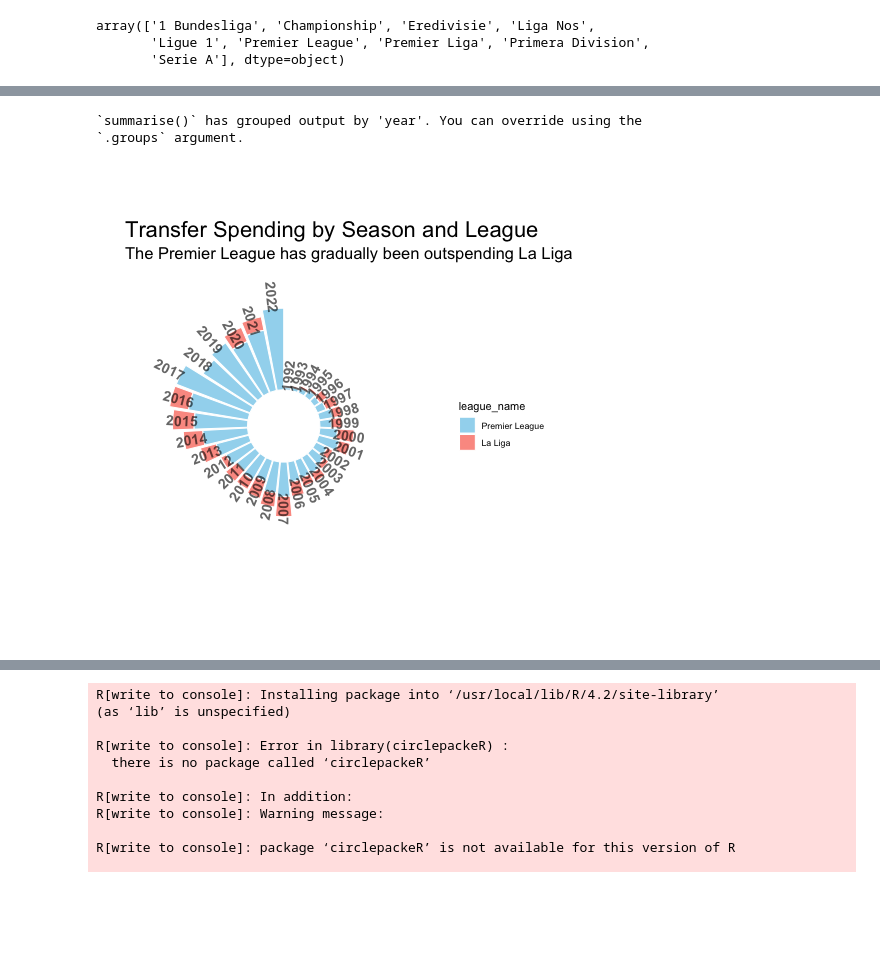
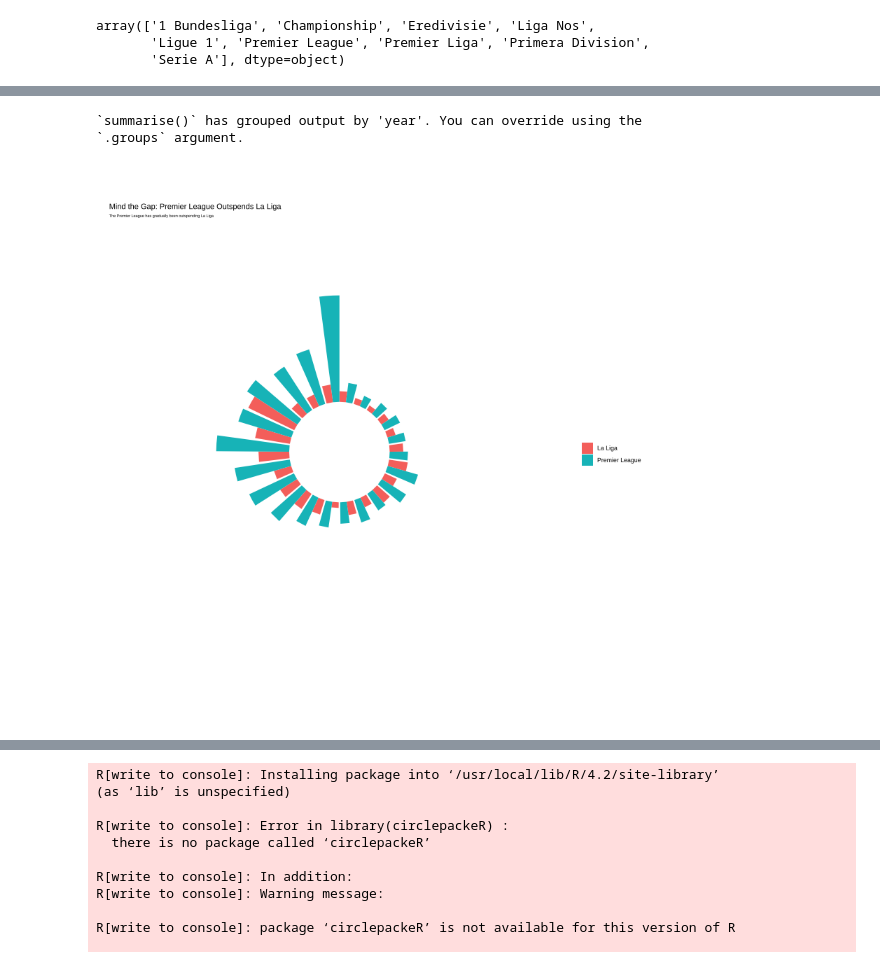
Before and after one commit to AhanPenkar/transfer-analysis, a Jupyter notebook: plot.ipynb, the cells around one changed output, grey strips where cells are left out. Drawn from its saved outputs; the diff is of its cells as text; code cells hidden in the pictures; blank space fills up the shorter version.

```diff
--- a/plot.ipynb
+++ b/plot.ipynb
@@ -149,5 +192,6 @@ ggplot(df_sum, aes(x = year, y = total_spent, fill = league_name)) +
 # %%
-%%R
+%%R -w 800 -h 800
+
 
 
 df_analyse <- df %>%
@@ -160,11 +204,10 @@ df_sum <- df_analyse %>%
   summarise(total_spent = sum(fee_cleaned)) %>%
   ungroup()
 
-# create a new data frame for label positions
+# create a new data frame for the labels
 label_data <- df_sum %>%
   group_by(year) %>%
-  summarise(fee_cleaned = max(total_spent)) %>%
-  ungroup()
+  summarise(fee_cleaned = max(total_spent))
 
 # calculate the ANGLE of the labels
 number_of_bar <- nrow(label_data)
@@ -172,42 +215,37 @@ angle <-  90 - 360 * (as.numeric(factor(label_data$year))-0.5) /number_of_bar
 
 # calculate the alignment of labels: right or left
 # If I am on the left part of the plot, my labels have currently an angle < -90
 label_data$hjust<-ifelse(angle < -90, 1, 0)
 
 # flip angle BY to make them readable
 label_data$angle<-ifelse(angle < -90, angle+180, angle)
 
 ggplot(df_sum, aes(x=year, y=total_spent, fill=league_name)) +
   # This add the bars with a blue color
-  geom_bar(stat="identity", color="white", alpha=0.8) +
+  geom_bar(stat="identity", position = "dodge") +
 
   # Limits of the plot = very important. The negative value controls the size of the inner circle, the positive one is useful to add size over each bar
-  ylim(-1000,2500) +
+  ylim(-1500,4000) +
 
   # Custom the theme: no axis title and no cartesian grid
   theme_minimal() +
   theme(
     axis.text = element_blank(),
     axis.title = element_blank(),
     panel.grid = element_blank(),
-    plot.margin = unit(rep(-1,4), "cm")      # Adjust the margin to make in sort labels are not truncated!
+    plot.margin = unit(c(0.5, 0.5, 0.5, 0.5), "cm")
   ) +
 
   # This makes the coordinate polar instead of cartesian.
   coord_polar(start = 0) +
 
   # Add the labels, using the label_data dataframe that we have created before
-  geom_text(data=label_data, aes(x=year, y=(fee_cleaned-100)*ifelse(fee_cleaned>0,1,-1), label=year, hjust=hjust), color="black", fontface="bold",alpha=0.6, size=5, angle= label_data$angle, inherit.aes = FALSE ) +
+  #geom_text(data=label_data, aes(x=year, y=(fee_cleaned-100)*ifelse(fee_cleaned>0,1,-1), label=fee_cleaned, hjust=hjust), color="black", fontface="bold",alpha=0.6, size=4.5, angle= label_data$angle, inherit.aes = FALSE ) +
 
   # Adjust the size of the title and subtitle
-  labs(title = "Transfer Spending by Season and League",
-       subtitle = "The Premier League has gradually been outspending La Liga") +
-  theme(plot.title = element_text(size = rel(2)), plot.subtitle = element_text(size = rel(1.5)), plot.margin = unit(c(2, 0.5, 2, 0.5), "cm")) +
-
-  # Custom the legend
-  guides(fill = guide_legend(reverse = TRUE)) +
-  scale_fill_manual(values = c("Premier League" = "skyblue", "La Liga" = "salmon"))
+  labs(title = "Mind the Gap: Premier League Outspends La Liga", subtitle = "The Premier League has gradually been outspending La Liga", x = NULL, y = NULL, fill = NULL) +
+  theme(plot.title = element_text(size = rel(1)), plot.subtitle = element_text(size = rel(0.5)), plot.margin = unit(c(2, 0.5, 2, 0.5), "cm"))
 # %% [output]
 `summarise()` has grouped output by 'year'. You can override using the
 `.groups` argument.
-[figure, old version]
+[figure, new version]
```
Also changed, not shown: parts of 17 cells of this notebook, 4 other files.
